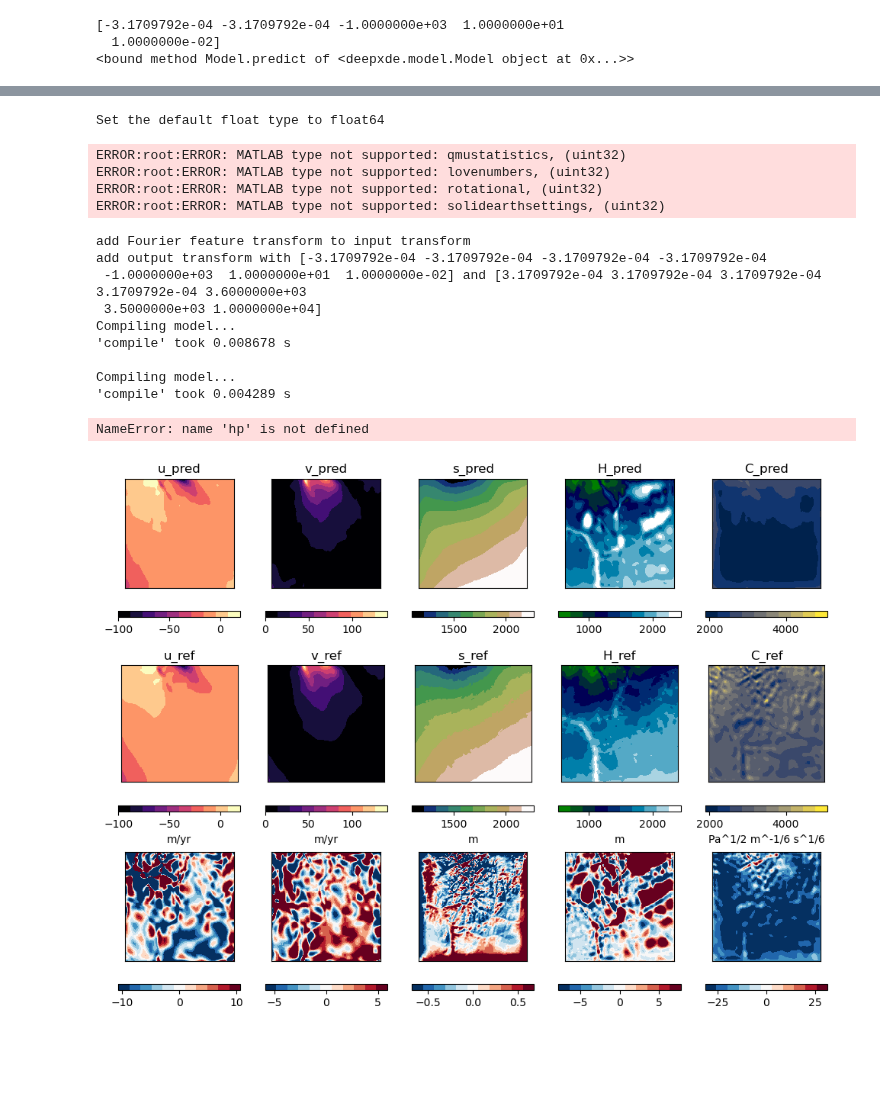
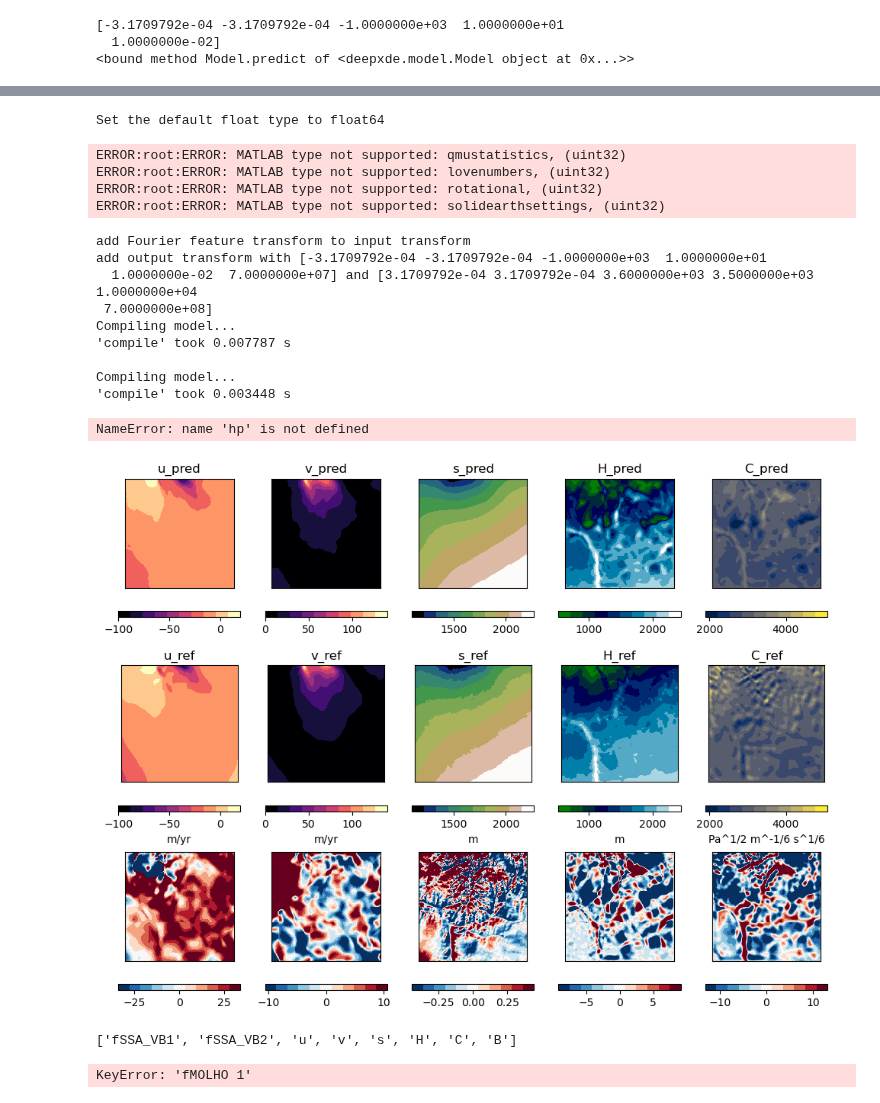
Before and after one commit to AllisonCh/GreenlandScape_PINNICLE, a Jupyter notebook: Ryder_test_SSA-Prism.ipynb, the cells around one changed output, grey strips where cells are left out. Drawn from its saved outputs; the diff is of its cells as text; code cells hidden in the pictures; blank space fills up the shorter version.

```diff
--- a/Ryder_test_SSA-Prism.ipynb
+++ b/Ryder_test_SSA-Prism.ipynb
@@ -247,13 +247,13 @@ dde.config.disable_xla_jit()
 dde.config.set_random_seed(1234)
 
 ## Load settings from previous experiment
-experiment = pinn.PINN(loadFrom="./PINNs/Ryder_issm2024-Dec-19_3_pinn25-Jan-06_1G")
+experiment = pinn.PINN(loadFrom="./PINNs/Ryder_issm2024-Dec-19_3_pinn25-Jan-10_2G")
 
 # new_folder = './PINNs/Ryder_issm2024-Dec-19_3_pinn25-Jan-09-1La'
 # experiment.update_parameters({"save_path": new_folder})
 
 ## Load weights from previously trained NN
-experiment.load_model(path="./PINNs/Ryder_issm2024-Dec-19_3_pinn25-Jan-06_1G")
+experiment.load_model(path="./PINNs/Ryder_issm2024-Dec-19_3_pinn25-Jan-10_2G")
 
 
 # Plotting
@@ -287,6 +287,8 @@ sol_pred = experiment.model.predict(X_nn)
 sol_ref=experiment.model_data.data["ISSM"].data_dict
 ref_data = {k:griddata(X_ref, sol_ref[k].flatten(), (X, Y), method='cubic') for k in experiment.params.nn.output_variables if k in sol_ref}
 
+del ref_data['B']
+
 pred_data = {k:np.reshape(sol_pred[:,i:i+1], X.shape) for i,k in enumerate(experiment.params.nn.output_variables)}
 vranges = {k+"_pred":[experiment.params.nn.output_lb[i], experiment.params.nn.output_ub[i]] for i,k in enumerate(experiment.params.nn.output_variables)}
 
@@ -299,13 +301,13 @@ ref_data["v"] = yts*ref_data["v"]
 
 pred_data["u"] = yts*pred_data["u"]
 pred_data["v"] = yts*pred_data["v"]
-pred_data["u_base"] = yts*pred_data["u_base"]
-pred_data["v_base"] = yts*pred_data["v_base"]
+# pred_data["u_base"] = yts*pred_data["u_base"]
+# pred_data["v_base"] = yts*pred_data["v_base"]
 
 
 cranges = {name:[np.round(np.min(ref_data[name]),decimals=-1), np.round(np.max(ref_data[name]),decimals=-1)] for name in ref_names}
-cranges["u_base"] = cranges["u"]
-cranges["v_base"] = cranges["v"]
+# cranges["u_base"] = cranges["u"]
+# cranges["v_base"] = cranges["v"]
 
 clabels = {name:[] for name in ref_names}
 clabels["u"] = "m/yr"
@@ -325,8 +327,6 @@ perc_diff = {name:((pred_data[name] - ref_data[name])/ref_data[name])*100 for na
 q75_pd = {name:np.quantile(np.abs(perc_diff[name]),0.75) for name in ref_names}
 cranges_pd = {name:[-1*q75_pd[name], q75_pd[name]] for name in ref_names}
 # cranges_pd = {name:[-np.round(np.max(np.abs(perc_diff[name])), decimals=-1), np.round(np.max(np.abs(perc_diff[name])), decimals=-1)] for name in ref_names}
-
-
 
 n = len(ref_data)
 # if cols is None:
@@ -369,5 +369,5 @@ for ax, name in zip(axs[2], ref_data.keys()):
                    labelbottom = False, bottom = False)
     fig.colorbar(im, ax=ax, orientation="horizontal", location="bottom")
 
-plt.savefig(hp["save_path"]+"/2Dsolutions")
+plt.savefig(experiment.params.param_dict["save_path"]+"/2Dsolutions_1")
 # %% [output]
@@ -384,17 +384,63 @@ paddle supports more examples now and is recommended.
 Disable just-in-time compilation with XLA.
 Set the default float type to float64
 ERROR:root:ERROR: MATLAB type not supported: qmustatistics, (uint32)
 ERROR:root:ERROR: MATLAB type not supported: lovenumbers, (uint32)
 ERROR:root:ERROR: MATLAB type not supported: rotational, (uint32)
 ERROR:root:ERROR: MATLAB type not supported: solidearthsettings, (uint32)
 add Fourier feature transform to input transform
-add output transform with [-3.1709792e-04 -3.1709792e-04 -3.1709792e-04 -3.1709792e-04
- -1.0000000e+03  1.0000000e+01  1.0000000e-02] and [3.1709792e-04 3.1709792e-04 3.1709792e-04 3.1709792e-04 3.6000000e+03
- 3.5000000e+03 1.0000000e+04]
+add output transform with [-3.1709792e-04 -3.1709792e-04 -1.0000000e+03  1.0000000e+01
+  1.0000000e-02  7.0000000e+07] and [3.1709792e-04 3.1709792e-04 3.6000000e+03 3.5000000e+03 1.0000000e+04
+ 7.0000000e+08]
 Compiling model...
-'compile' took 0.008678 s
+'compile' took 0.007787 s
 
 Compiling model...
-'compile' took 0.004289 s
+'compile' took 0.003448 s
 NameError: name 'hp' is not defined
-[figure, old version]
+[figure, new version]
+# %%
+# from pinnicle.utils.plotting import plot_solutions
+from pinnicle.utils.history import load_dict_from_json
+
+# Plot Loss History on one axis
+# plt.rcParams["font.family"] = "Arial"
+plt.rcParams["font.size"] = 12
+# loss_keys = [k for k in self.history.keys() if k != "steps"]
+# n = len(loss_keys)
+
+# fig, axs = plt.subplots(math.ceil(n/cols), cols, figsize=(16,12))
+
+# for ax, name in zip(axs.ravel(), loss_keys):
+#     ax.plot((self.history[name]), label=name)
+#     ax.axes.set_yscale('log')
+#     ax.legend(loc="best")
+
+
+experiment.history = load_dict_from_json("./PINNs/Ryder_issm2024-Dec-19_3_pinn25-Jan-10_2G","history.json")
+
+loss_keys = [k for k in experiment.history.keys() if k != "steps"]
+print(loss_keys)
+# for name in loss_keys:
+#     plt.plot(experiment.history[name], label=name)
+
+plt.plot(experiment.history['fSSA 1'], "k-", label="SSA PDE 1", linewidth=3)
+plt.plot(experiment.history['fSSA 2'], label="SSA PDE
+# plt.plot(experiment.history['fMOLHO 1'], "k-", label="MOLHO PDE 1", linewidth=3)
+# plt.plot(experiment.history['fMOLHO 2'], label="MOLHO PDE 2", linestyle="-", c='0.4', linewidth=3)
+# plt.plot(experiment.history['fMOLHO base 1'], "k--", label="MOLHO base PDE 1", linewidth=3)
+# plt.plot(experiment.history['fMOLHO base 2'], label="MOLHO base PDE 2", linestyle="--",linewidth=3, c='0.4')
+
+plt.plot(experiment.history['u'], label='Surface velocity (x-component)', linewidth=6, c=[0.85,0.33,0.10])
+plt.plot(experiment.history['v'], label='Surface velocity (y-component)', linewidth=6, c=[0.69,0.16,0.69])
+plt.plot(experiment.history['s'], label='Surface elevation', linewidth=8, c=[0.58,0.39,0.39])
+plt.plot(experiment.history['H'], label='Ice thickness', linewidth=6, c='g', linestyle=":")
+plt.plot(experiment.history['C'], label='Basal friction coefficient', linewidth=5, linestyle="-.", c=[0.30,0.75,0.93])
+
+plt.legend(loc="best")
+plt.yscale('log')
+plt.xlabel('Steps (*10^4)')
+plt.ylabel('Loss function value')
+plt.savefig(experiment.params.param_dict["save_path"]+"/history_plot")
+# %% [output]
+['fSSA_VB1', 'fSSA_VB2', 'u', 'v', 's', 'H', 'C', 'B']
+KeyError: 'fMOLHO 1'
```
Also changed, not shown: parts of 1 cell of this notebook, 8 other files.
